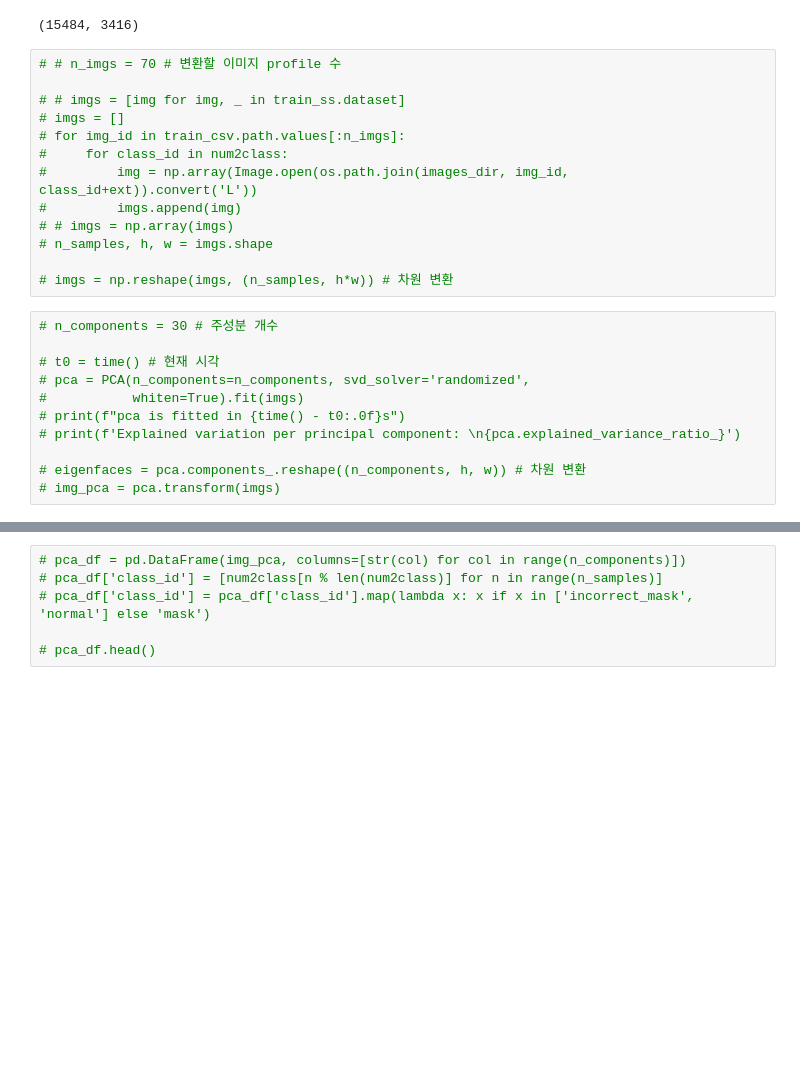
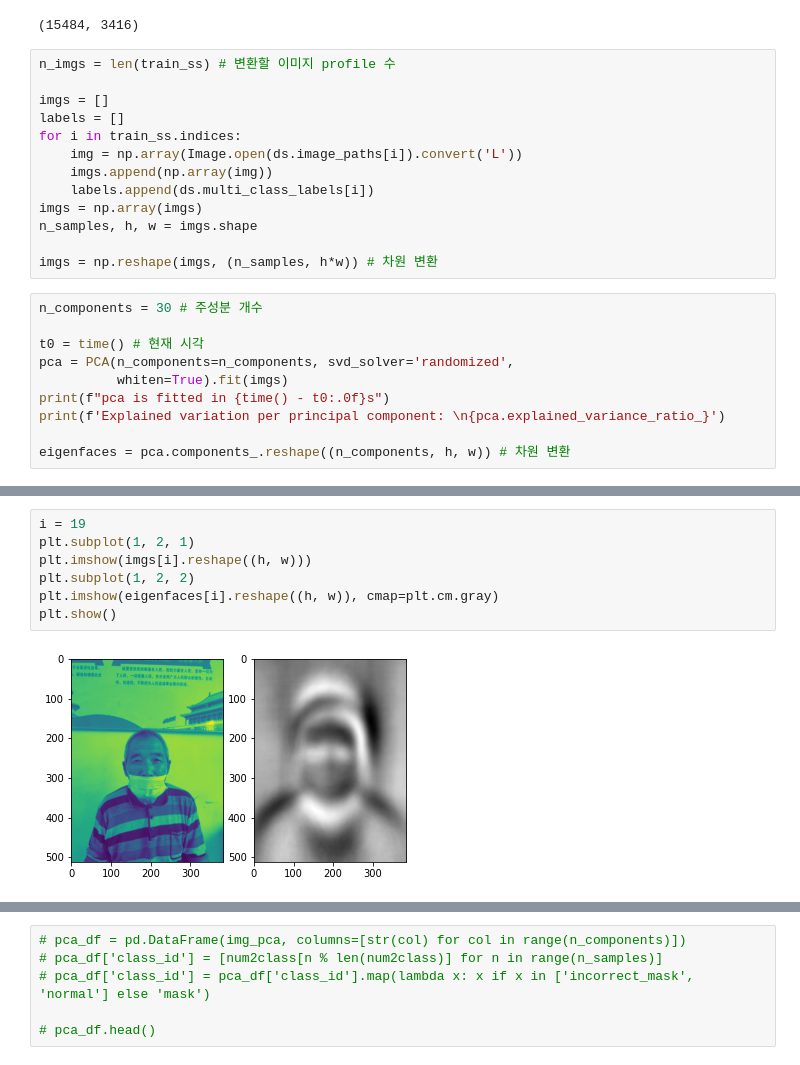
Before and after one commit to Junejae/level1-image-classification-level1-nlp-06, a Jupyter notebook: special_mission/hyunah/sample_submission.ipynb, the cells around one changed output, grey strips where cells are left out. Drawn from its saved outputs; the diff is of its cells as text; blank space fills up the shorter version.

```diff
--- a/special_mission/hyunah/sample_submission.ipynb
+++ b/special_mission/hyunah/sample_submission.ipynb
@@ -187,26 +183,25 @@ len(train_ss), len(eval_ss)
 # %% [output]
 (15484, 3416)
 # %%
-# # n_imgs = 70 # 변환할 이미지 profile 수
+n_imgs = len(train_ss) # 변환할 이미지 profile 수
 
-# # imgs = [img for img, _ in train_ss.dataset]
-# imgs = []
-# for img_id in train_csv.path.values[:n_imgs]:
-#     for class_id in num2class:
-#         img = np.array(Image.open(os.path.join(images_dir, img_id, class_id+ext)).convert('L'))
-#         imgs.append(img)
-# # imgs = np.array(imgs)
-# n_samples, h, w = imgs.shape
+imgs = []
+labels = []
+for i in train_ss.indices:
+    img = np.array(Image.open(ds.image_paths[i]).convert('L'))
+    imgs.append(np.array(img))
+    labels.append(ds.multi_class_labels[i])
+imgs = np.array(imgs)
+n_samples, h, w = imgs.shape
 
-# imgs = np.reshape(imgs, (n_samples, h*w)) # 차원 변환
+imgs = np.reshape(imgs, (n_samples, h*w)) # 차원 변환
 # %%
-# n_components = 30 # 주성분 개수
+n_components = 30 # 주성분 개수
 
-# t0 = time() # 현재 시각
-# pca = PCA(n_components=n_components, svd_solver='randomized',
-#           whiten=True).fit(imgs)
-# print(f"pca is fitted in {time() - t0:.0f}s")
-# print(f'Explained variation per principal component: \n{pca.explained_variance_ratio_}')
+t0 = time() # 현재 시각
+pca = PCA(n_components=n_components, svd_solver='randomized',
+          whiten=True).fit(imgs)
+print(f"pca is fitted in {time() - t0:.0f}s")
+print(f'Explained variation per principal component: \n{pca.explained_variance_ratio_}')
 
-# eigenfaces = pca.components_.reshape((n_components, h, w)) # 차원 변환
-# img_pca = pca.transform(imgs)
+eigenfaces = pca.components_.reshape((n_components, h, w)) # 차원 변환
@@ -212,0 +216,9 @@ len(train_ss), len(eval_ss)
+# %%
+i = 19
+plt.subplot(1, 2, 1)
+plt.imshow(imgs[i].reshape((h, w)))
+plt.subplot(1, 2, 2)
+plt.imshow(eigenfaces[i].reshape((h, w)), cmap=plt.cm.gray)
+plt.show()
+# %% [output]
+[figure, added]
```
Also changed, not shown: parts of 18 cells of this notebook, 2 other files.
